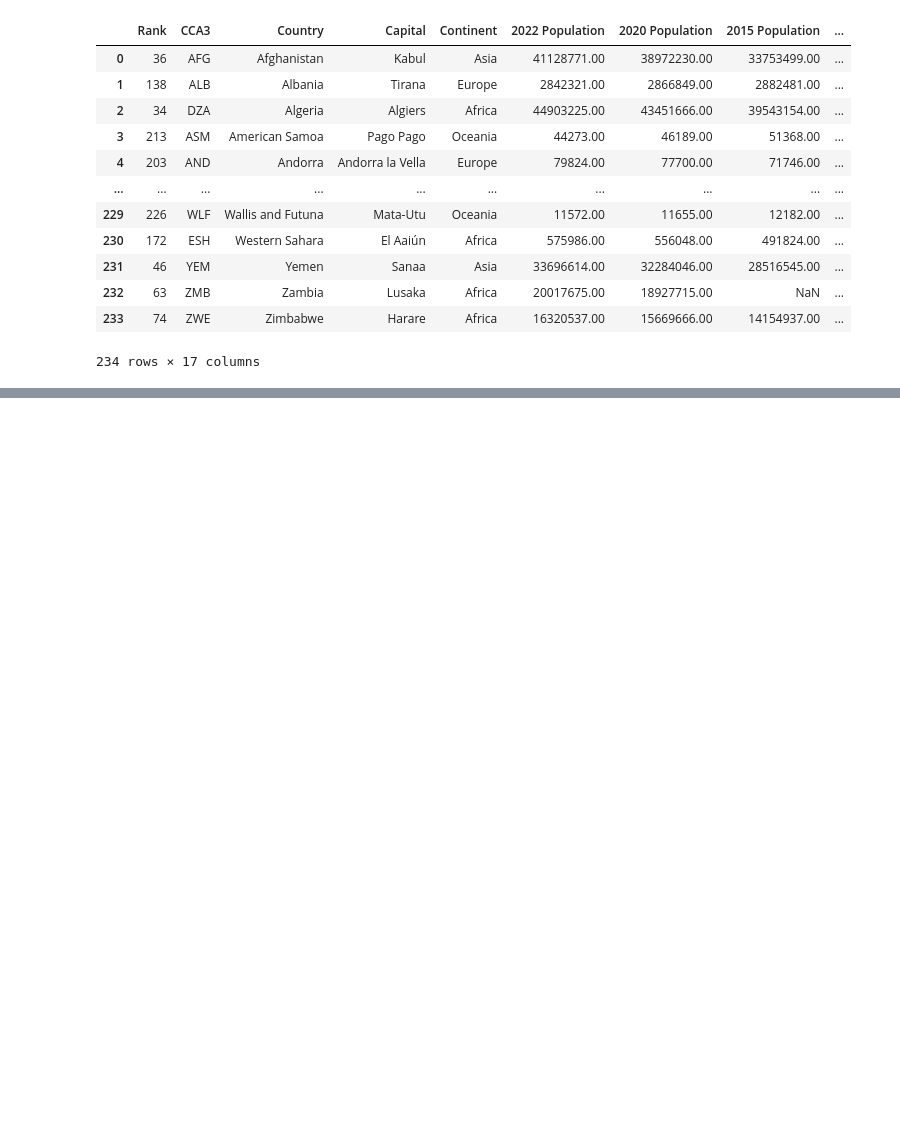
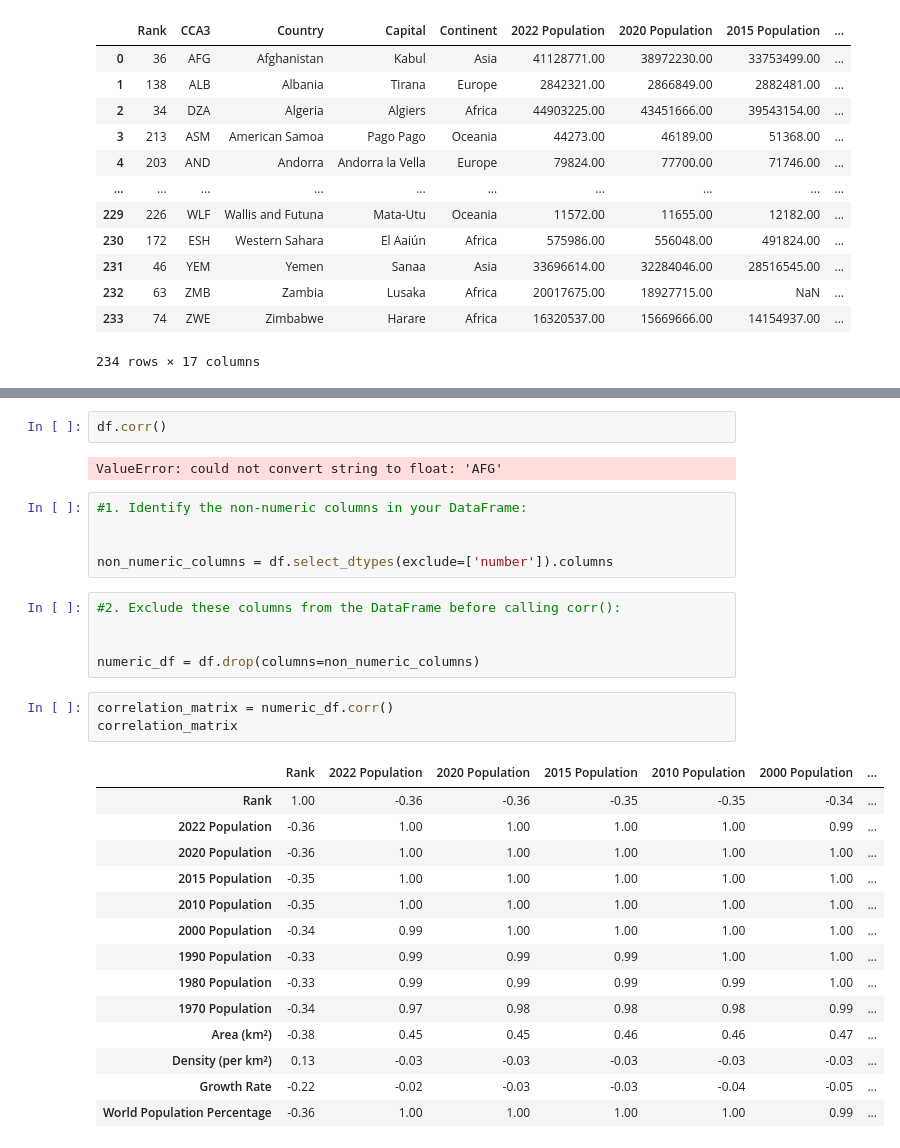
Before and after one commit to JoshMusira/Exploratory_data_analysis, a Jupyter notebook: Explaratory Data Analysis.ipynb, the cells around one changed output, grey strips where cells are left out. Drawn from its saved outputs; the diff is of its cells as text; blank space fills up the shorter version.

```diff
--- a/Explaratory Data Analysis.ipynb
+++ b/Explaratory Data Analysis.ipynb
@@ -40,0 +143,32 @@ df
+# %%
+df.corr()
+# %% [output]
+ValueError: could not convert string to float: 'AFG'
+# %%
+#1. Identify the non-numeric columns in your DataFrame:
+
+
+non_numeric_columns = df.select_dtypes(exclude=['number']).columns
+# %%
+#2. Exclude these columns from the DataFrame before calling corr():
+
+
+numeric_df = df.drop(columns=non_numeric_columns)
+# %%
+correlation_matrix = numeric_df.corr()
+correlation_matrix
+# %% [output]
+|  | Rank | 2022 Population | 2020 Population | 2015 Population | 2010 Population | 2000 Population | ... |
+| Rank | 1.00 | -0.36 | -0.36 | -0.35 | -0.35 | -0.34 | ... |
+| 2022 Population | -0.36 | 1.00 | 1.00 | 1.00 | 1.00 | 0.99 | ... |
+| 2020 Population | -0.36 | 1.00 | 1.00 | 1.00 | 1.00 | 1.00 | ... |
+| 2015 Population | -0.35 | 1.00 | 1.00 | 1.00 | 1.00 | 1.00 | ... |
+| 2010 Population | -0.35 | 1.00 | 1.00 | 1.00 | 1.00 | 1.00 | ... |
+| 2000 Population | -0.34 | 0.99 | 1.00 | 1.00 | 1.00 | 1.00 | ... |
+| 1990 Population | -0.33 | 0.99 | 0.99 | 0.99 | 1.00 | 1.00 | ... |
+| 1980 Population | -0.33 | 0.99 | 0.99 | 0.99 | 0.99 | 1.00 | ... |
+| 1970 Population | -0.34 | 0.97 | 0.98 | 0.98 | 0.98 | 0.99 | ... |
+| Area (km²) | -0.38 | 0.45 | 0.45 | 0.46 | 0.46 | 0.47 | ... |
+| Density (per km²) | 0.13 | -0.03 | -0.03 | -0.03 | -0.03 | -0.03 | ... |
+| Growth Rate | -0.22 | -0.02 | -0.03 | -0.03 | -0.04 | -0.05 | ... |
+| World Population Percentage | -0.36 | 1.00 | 1.00 | 1.00 | 1.00 | 0.99 | ... |
```
Also changed, not shown: parts of 12 cells of this notebook.
